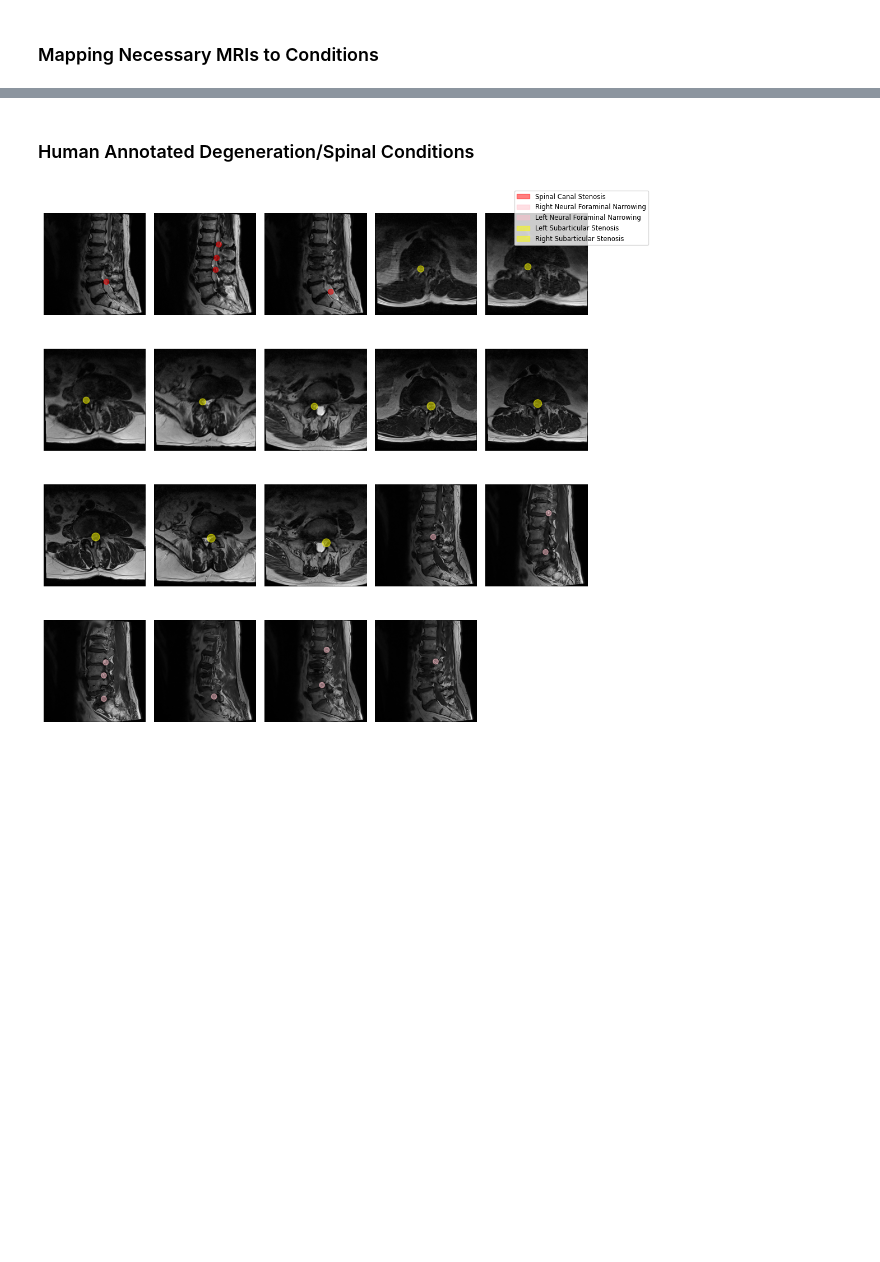
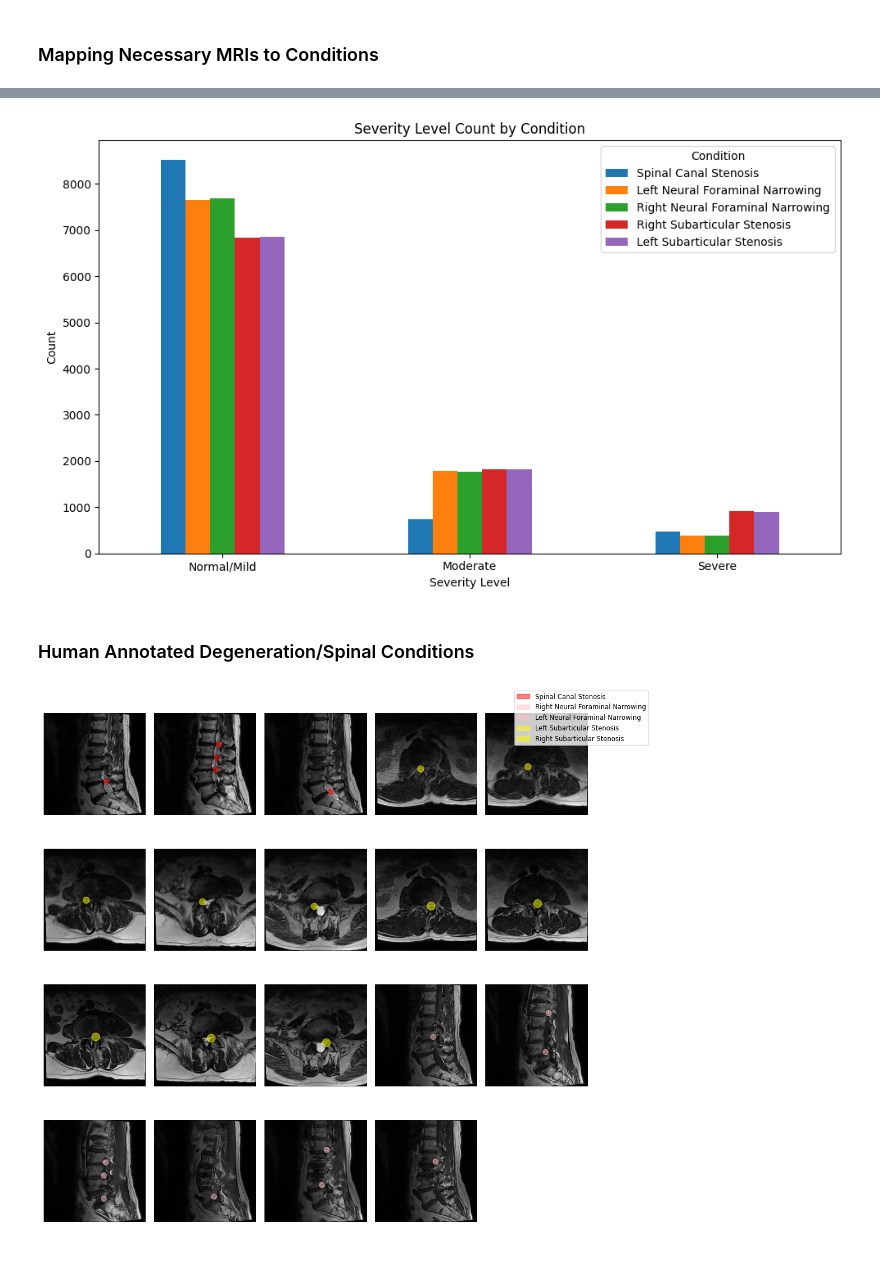
Before and after one commit to ahmedembeddedxx/lumbar-spine-degenerative-classification, a Jupyter notebook: src/ML/lumbar-seg.ipynb, the cells around one changed output, grey strips where cells are left out. Cells and saved outputs as stored; diff of their text form; code cells hidden in the pictures; blank space fills up the shorter version.

```diff
--- a/src/ML/lumbar-seg.ipynb
+++ b/src/ML/lumbar-seg.ipynb
@@ -150,11 +184,9 @@ merged_df.shape
 tqdm.pandas()
 
 conditions_to_drop = (
-    ((merged_df["series_description"] == "Sagittal T2/STIR") & (merged_df["condition"] != "Spinal Canal Stenosis")) |
-    ((merged_df["series_description"] == "Axial T2") & (merged_df["condition"] != "Right Subarticular Stenosis") & (merged_df["condition"] != "Left Subarticular Stenosis")) |
-    ((merged_df["series_description"] == "Sagittal T1") & (merged_df["condition"] != "Left Neural Foraminal Narrowing") & (merged_df["condition"] != "Right Neural Foraminal Narrowing"))
+    ((complete_df["series_description"] == "Sagittal T2/STIR") & (complete_df["condition"] != "Spinal Canal Stenosis")) |
+    ((complete_df["series_description"] == "Axial T2") & (complete_df["condition"] != "Right Subarticular Stenosis") & (complete_df["condition"] != "Left Subarticular Stenosis")) |
+    ((complete_df["series_description"] == "Sagittal T1") & (complete_df["condition"] != "Left Neural Foraminal Narrowing") & (complete_df["condition"] != "Right Neural Foraminal Narrowing"))
 )
 
-merged_df = merged_df[~conditions_to_drop].reset_index(drop=True)
-
-merged_df[merged_df['study_id'] == 105895264]
+complete_df = complete_df[~conditions_to_drop].reset_index(drop=True)
@@ -178,0 +193,3 @@ merged_df[merged_df['study_id'] == 105895264]
+# %%
+d = list(complete_df[complete_df['severity_level'] == 'NaN']['study_id'].unique())
+complete_df = complete_df[~complete_df['study_id'].isin(d)]
@@ -179,3 +205,36 @@ merged_df[merged_df['study_id'] == 105895264]
+# %%
+scs = complete_df[complete_df["condition"] == "Spinal Canal Stenosis"]
+lnfn = complete_df[complete_df["condition"] == "Left Neural Foraminal Narrowing"]
+rnfn = complete_df[complete_df["condition"] == "Right Neural Foraminal Narrowing"]
+rss = complete_df[complete_df["condition"] == "Right Subarticular Stenosis"]
+lss = complete_df[complete_df["condition"] == "Left Subarticular Stenosis"]
+# %%
+scs_counts = scs['severity_level'].value_counts()
+lnfn_counts = lnfn['severity_level'].value_counts()
+rnfn_counts = rnfn['severity_level'].value_counts()
+rss_counts = rss['severity_level'].value_counts()
+lss_counts = lss['severity_level'].value_counts()
+
+severity_df = pd.DataFrame({
+    'Spinal Canal Stenosis': scs_counts,
+    'Left Neural Foraminal Narrowing': lnfn_counts,
+    'Right Neural Foraminal Narrowing': rnfn_counts,
+    'Right Subarticular Stenosis': rss_counts,
+    'Left Subarticular Stenosis': lss_counts
+}).fillna(0)
+
+severity_df.plot(kind='bar', figsize=(10, 6))
+
+plt.title('Severity Level Count by Condition')
+plt.xlabel('Severity Level')
+plt.ylabel('Count')
+plt.xticks(rotation=0)
+plt.legend(title="Condition")
+plt.tight_layout()
+
+plt.show()
+# %% [output]
+[figure, added]
 # %% [markdown]
 ### Human Annotated Degeneration/Spinal Conditions
 # %%
```
Also changed, not shown: parts of 8 cells of this notebook, 2 other files.
